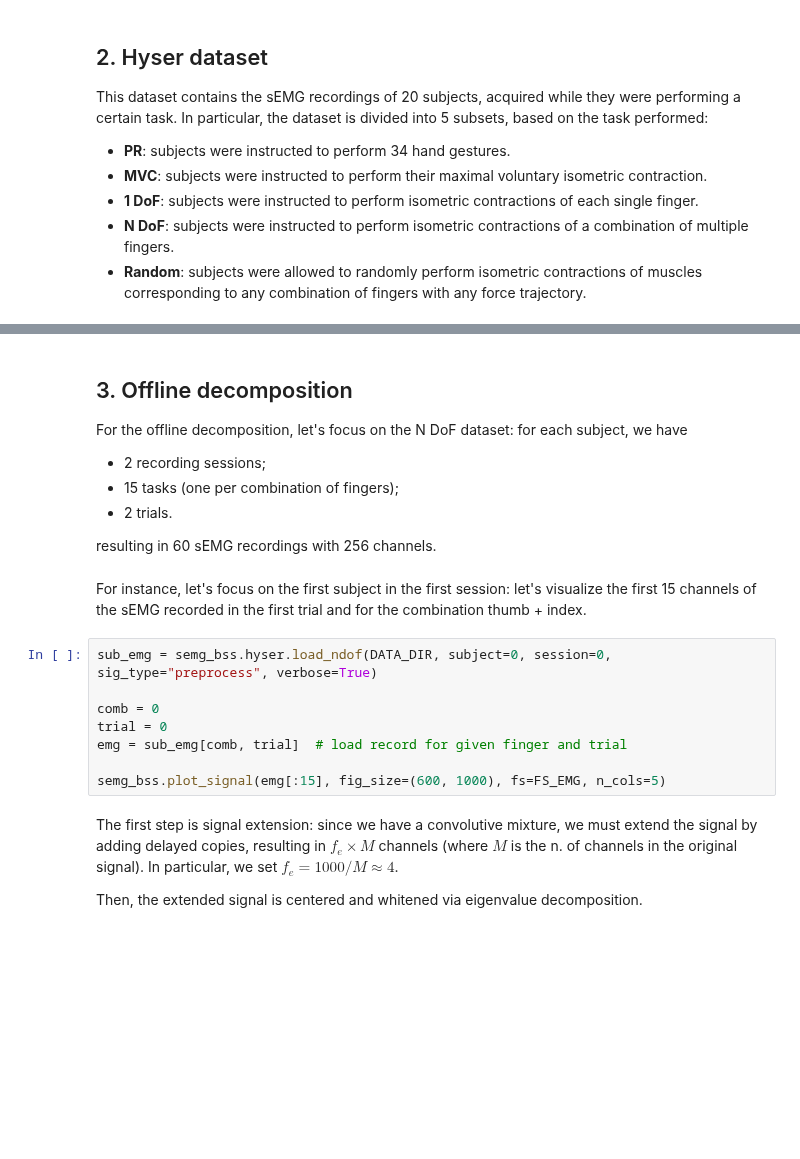
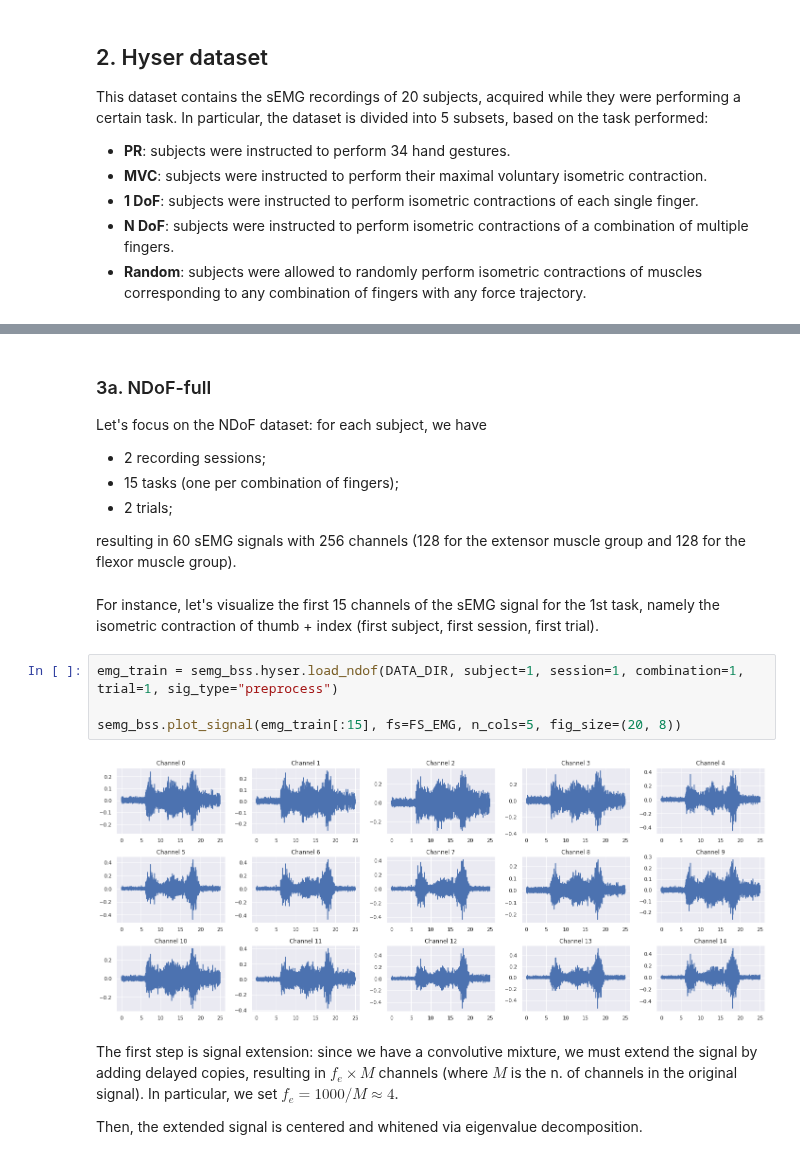
Before and after one commit to nihil21/semg-bss, a Jupyter notebook: Decomposition of sEMG signals.ipynb, the cells around one changed output, grey strips where cells are left out. Cells and saved outputs as stored; diff of their text form; blank space fills up the shorter version.

```diff
--- a/Decomposition of sEMG signals.ipynb
+++ b/Decomposition of sEMG signals.ipynb
@@ -62,23 +72,20 @@ In particular, the first two arrays recorded the activity of the extensor muscle
 # %% [markdown]
-## 3. Offline decomposition
-
-For the offline decomposition, let's focus on the N DoF dataset: for each subject, we have
+### 3a. NDoF-full
+Let's focus on the NDoF dataset: for each subject, we have
 
 - 2 recording sessions;
 - 15 tasks (one per combination of fingers);
-- 2 trials.
+- 2 trials;
 
-resulting in 60 sEMG recordings with 256 channels.
+resulting in 60 sEMG signals with 256 channels (128 for the extensor muscle group and 128 for the flexor muscle group).
 # %% [markdown]
-For instance, let's focus on the first subject in the first session: let's visualize the first 15 channels of the sEMG recorded in the first trial and for the combination thumb + index.
+For instance, let's visualize the first 15 channels of the sEMG signal for the 1st task, namely the isometric contraction of thumb + index (first subject, first session, first trial).
 # %%
-sub_emg = semg_bss.hyser.load_ndof(DATA_DIR, subject=0, session=0, sig_type="preprocess", verbose=True)
+emg_train = semg_bss.hyser.load_ndof(DATA_DIR, subject=1, session=1, combination=1, trial=1, sig_type="preprocess")
 
-comb = 0
-trial = 0
-emg = sub_emg[comb, trial]  # load record for given finger and trial
-
-semg_bss.plot_signal(emg[:15], fig_size=(600, 1000), fs=FS_EMG, n_cols=5)
+semg_bss.plot_signal(emg_train[:15], fs=FS_EMG, n_cols=5, fig_size=(20, 8))
+# %% [output]
+[figure, added]
 # %% [markdown]
 The first step is signal extension: since we have a convolutive mixture, we must extend the signal by adding delayed copies, resulting in $f_e \times M$ channels (where $M$ is the n. of channels in the original signal). In particular, we set $f_e=1000/M\approx4$.
 
```
Also changed, not shown: parts of 29 cells of this notebook, 8 other files.
